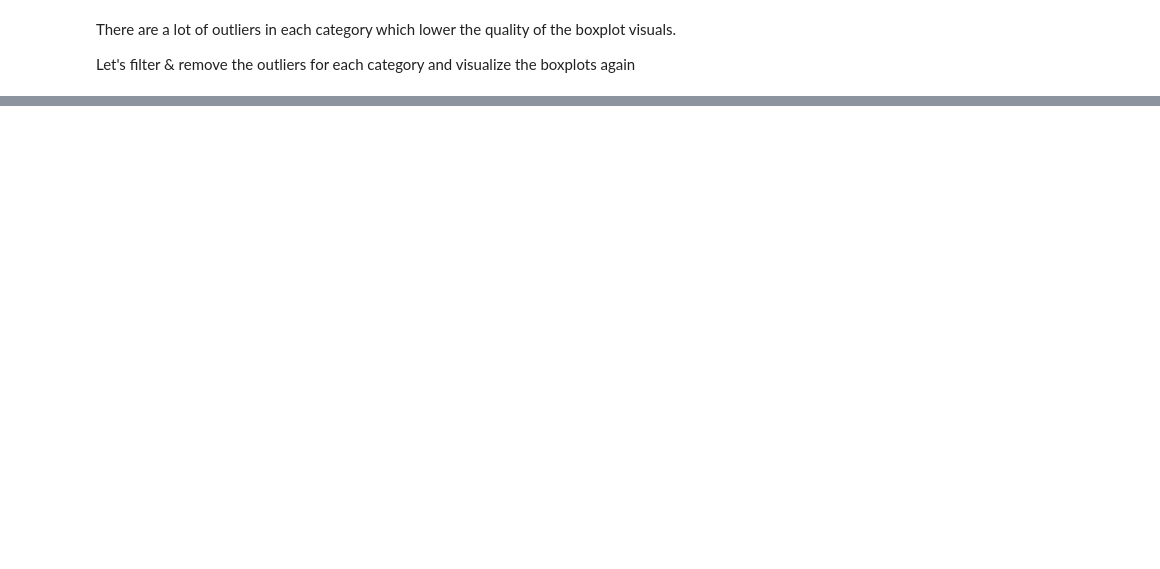
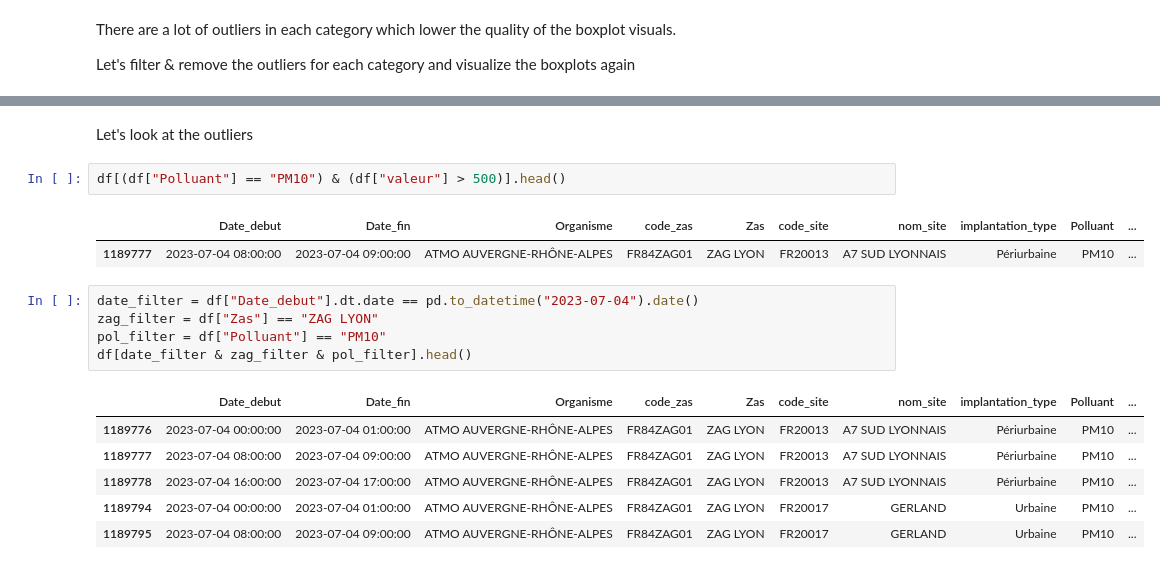
Before and after one commit to Ritishrx7/AirQuality, a Jupyter notebook: Final/Work_Notebook.ipynb, the cells around one changed output, grey strips where cells are left out. Saved outputs shown, nothing was run; the diff lists cells and outputs as text; blank space fills up the shorter version.

```diff
--- a/Final/Work_Notebook.ipynb
+++ b/Final/Work_Notebook.ipynb
@@ -417,0 +428,19 @@ sns.boxplot(data=df[filtre], x="Polluant", y="valeur")
+# %% [markdown]
+Let's look at the outliers
+# %%
+df[(df["Polluant"] == "PM10") & (df["valeur"] > 500)].head()
+# %% [output]
+|  | Date_debut | Date_fin | Organisme | code_zas | Zas | code_site | nom_site | implantation_type | Polluant | ... |
+| 1189777 | 2023-07-04 08:00:00 | 2023-07-04 09:00:00 | ATMO AUVERGNE-RHÔNE-ALPES | FR84ZAG01 | ZAG LYON | FR20013 | A7 SUD LYONNAIS | Périurbaine | PM10 | ... |
+# %%
+date_filter = df["Date_debut"].dt.date == pd.to_datetime("2023-07-04").date()
+zag_filter = df["Zas"] == "ZAG LYON"
+pol_filter = df["Polluant"] == "PM10"
+df[date_filter & zag_filter & pol_filter].head()
+# %% [output]
+|  | Date_debut | Date_fin | Organisme | code_zas | Zas | code_site | nom_site | implantation_type | Polluant | ... |
+| 1189776 | 2023-07-04 00:00:00 | 2023-07-04 01:00:00 | ATMO AUVERGNE-RHÔNE-ALPES | FR84ZAG01 | ZAG LYON | FR20013 | A7 SUD LYONNAIS | Périurbaine | PM10 | ... |
+| 1189777 | 2023-07-04 08:00:00 | 2023-07-04 09:00:00 | ATMO AUVERGNE-RHÔNE-ALPES | FR84ZAG01 | ZAG LYON | FR20013 | A7 SUD LYONNAIS | Périurbaine | PM10 | ... |
+| 1189778 | 2023-07-04 16:00:00 | 2023-07-04 17:00:00 | ATMO AUVERGNE-RHÔNE-ALPES | FR84ZAG01 | ZAG LYON | FR20013 | A7 SUD LYONNAIS | Périurbaine | PM10 | ... |
+| 1189794 | 2023-07-04 00:00:00 | 2023-07-04 01:00:00 | ATMO AUVERGNE-RHÔNE-ALPES | FR84ZAG01 | ZAG LYON | FR20017 | GERLAND | Urbaine | PM10 | ... |
+| 1189795 | 2023-07-04 08:00:00 | 2023-07-04 09:00:00 | ATMO AUVERGNE-RHÔNE-ALPES | FR84ZAG01 | ZAG LYON | FR20017 | GERLAND | Urbaine | PM10 | ... |
```
Also changed, not shown: parts of 12 cells of this notebook.
